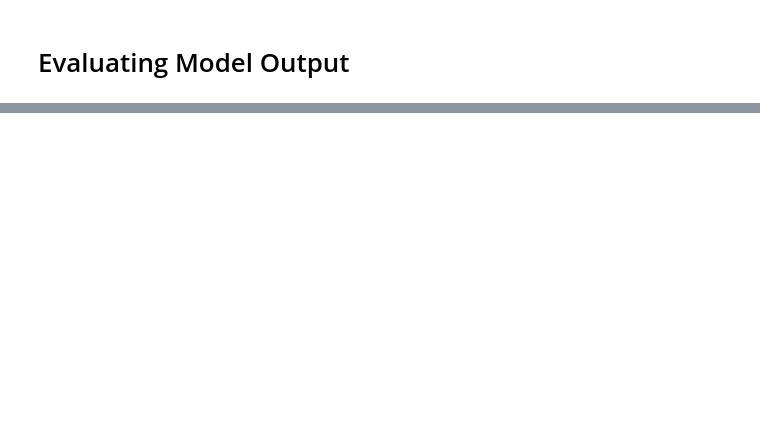
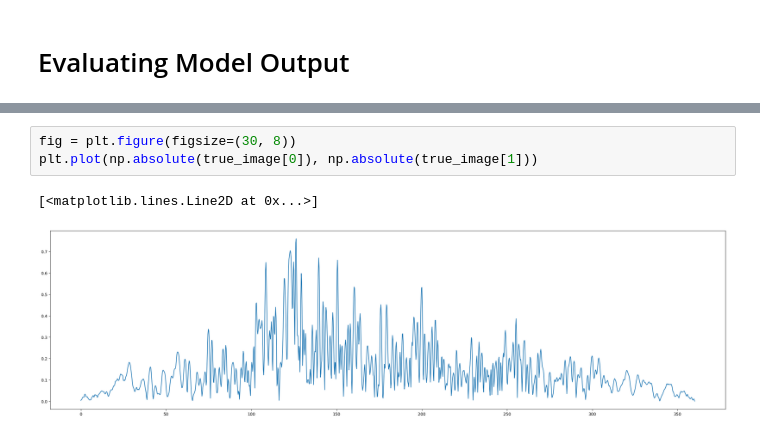
Before and after one commit to outlawhayden/iono-net, a Jupyter notebook: model/examine_psi_vals.ipynb, the cells around one changed output, grey strips where cells are left out. Drawn from its saved outputs; the diff is of its cells as text; blank space fills up the shorter version.

```diff
--- a/model/examine_psi_vals.ipynb
+++ b/model/examine_psi_vals.ipynb
@@ -203,0 +299,6 @@ def evaluate_image(domain, window_func, signal, psi_obj, F=100, dx=0.25):
+# %%
+fig = plt.figure(figsize=(30, 8))
+plt.plot(np.absolute(true_image[0]), np.absolute(true_image[1]))
+# %% [output]
+[<matplotlib.lines.Line2D at 0x...>]
+[figure, added]
```
Also changed, not shown: parts of 15 cells of this notebook, 18 other files.
